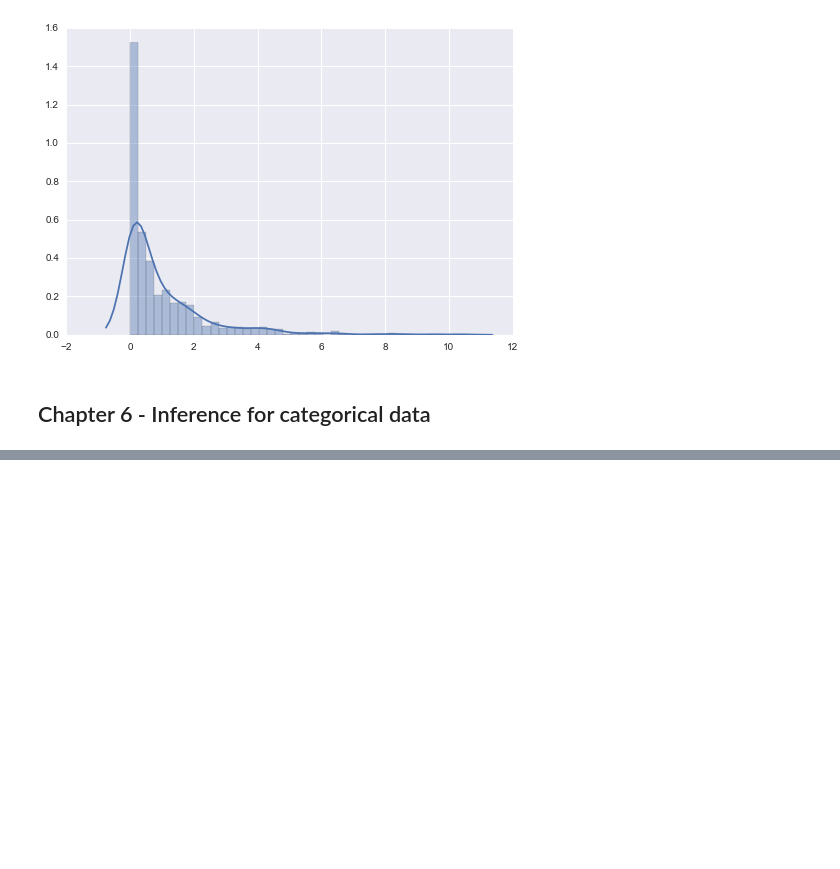
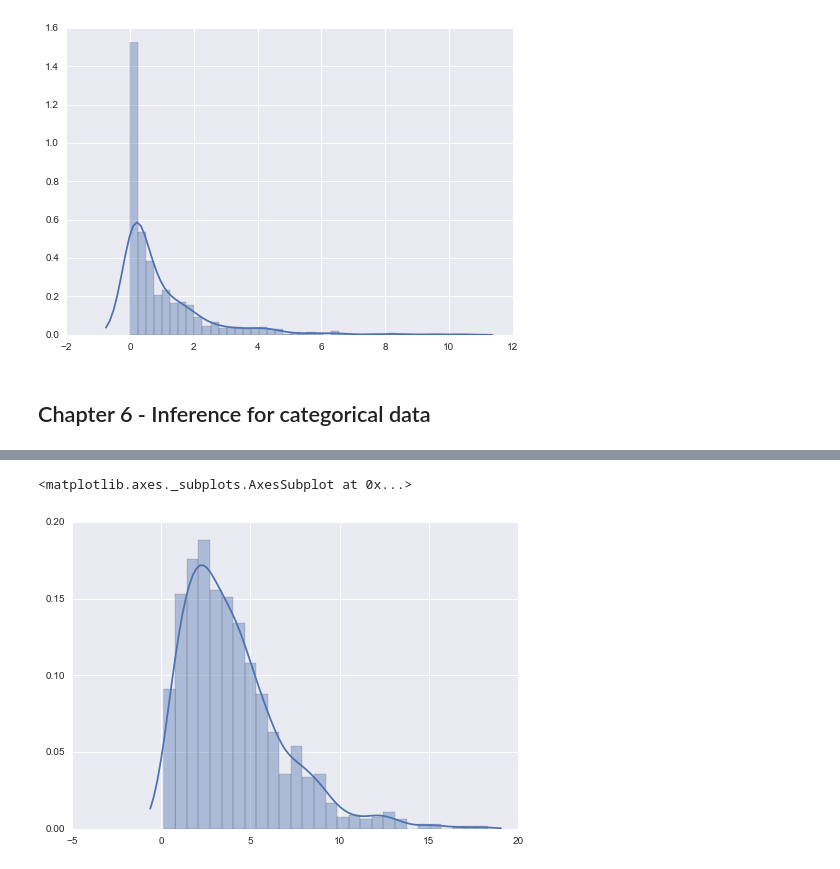
Before and after one commit to rodneykeeling/education-notes, a Jupyter notebook: OpenIntro Statistics Notes.ipynb, the cells around one changed output, grey strips where cells are left out. Cells and saved outputs as stored; diff of their text form; code cells hidden in the pictures; blank space fills up the shorter version.

```diff
--- a/OpenIntro Statistics Notes.ipynb
+++ b/OpenIntro Statistics Notes.ipynb
@@ -256,0 +278,7 @@ sns.distplot(x)
+# %%
+# chi-square Distribution
+x = np.random.chisquare(df=4, size=1000)
+sns.distplot(x)
+# %% [output]
+<matplotlib.axes._subplots.AxesSubplot at 0x...>
+[figure, added]
```
Also changed, not shown: parts of 10 cells of this notebook.
